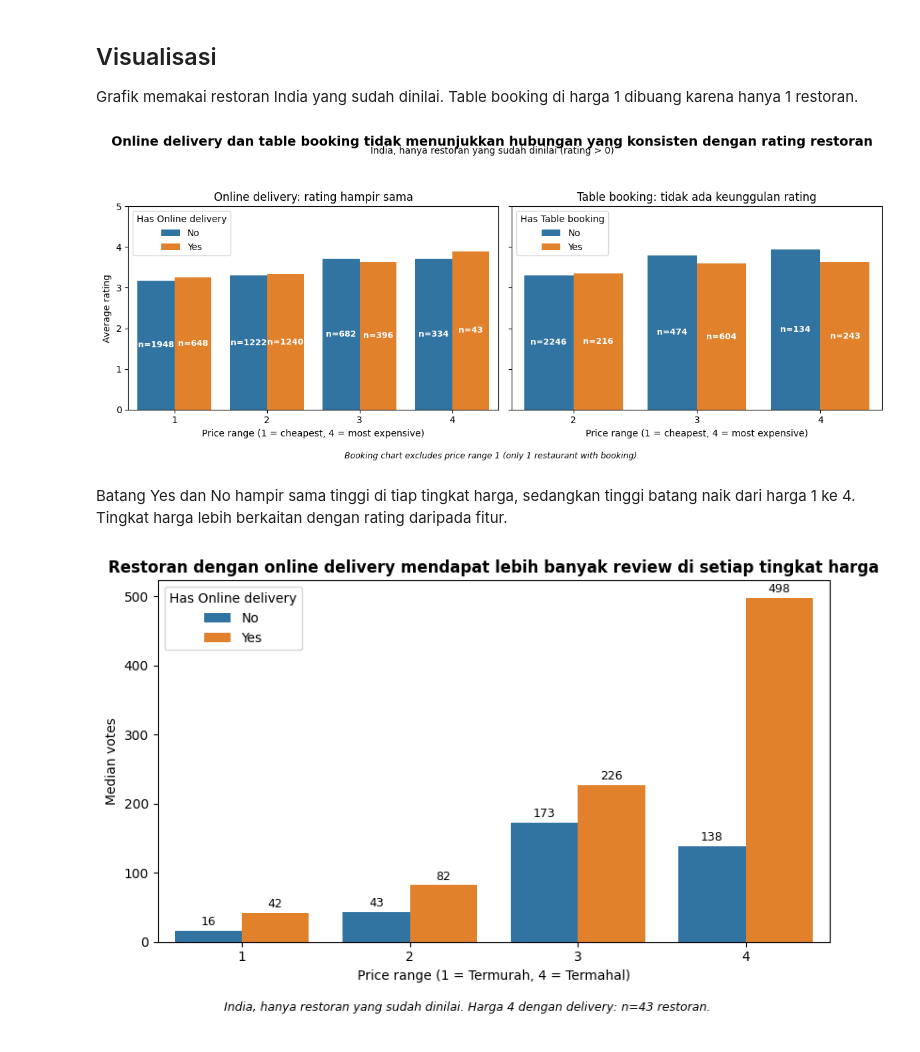
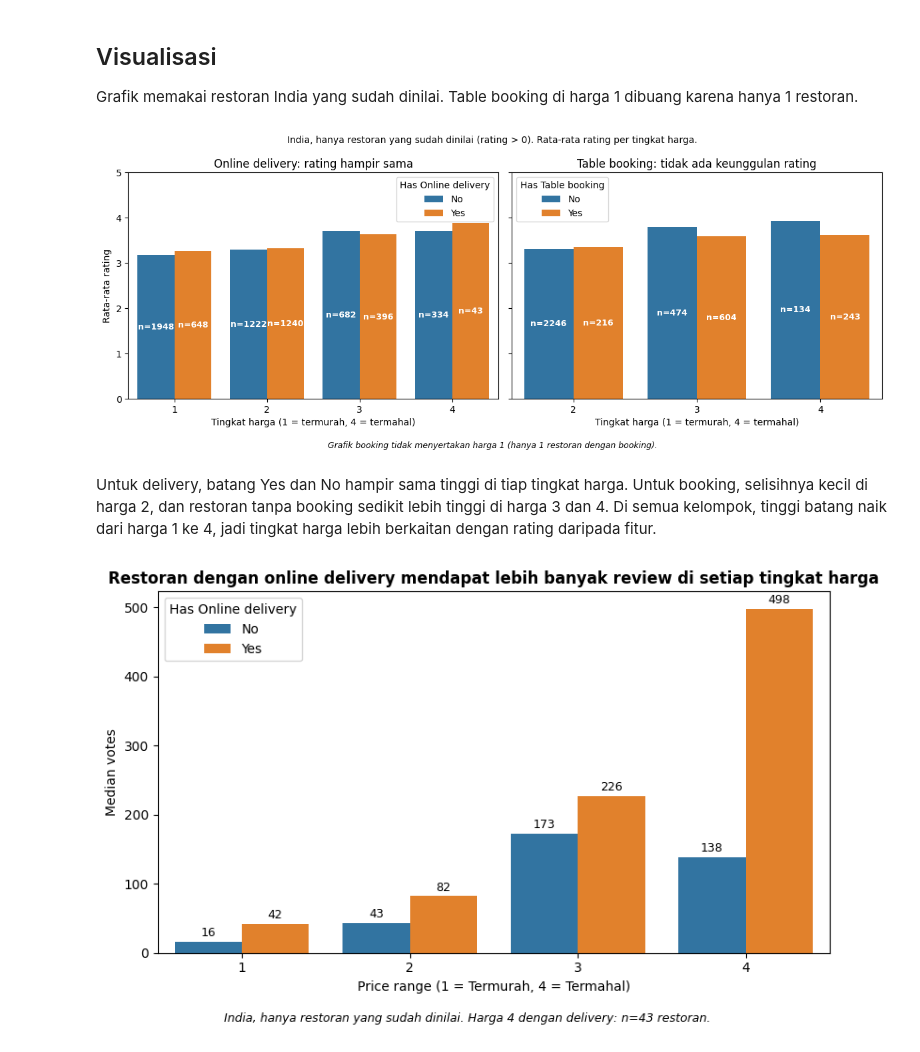
Before and after one commit to ZikriAzzuri5/zomato-india-features-ratings-analysis, a Jupyter notebook: zomato-india-features-ratings-analysis.ipynb, the cells around one changed output. Cells and saved outputs as stored; diff of their text form; code cells hidden in the pictures.

Commit message:
Kaggle Notebook | Zomato-india-features-ratings-analysis | Version 4

```diff
--- a/zomato-india-features-ratings-analysis.ipynb
+++ b/zomato-india-features-ratings-analysis.ipynb
@@ -315,38 +342,37 @@ def add_counts(ax, data, hue_col, price_order):
 # %%
 fig, axes = plt.subplots(1, 2, figsize=(12, 5), sharey=True)
 
 sns.barplot(data=india_rated, x='Price range', y='Aggregate rating',
             hue='Has Online delivery', order=[1, 2, 3, 4], hue_order=HUE_ORDER,
             errorbar=None, ax=axes[0])
 sns.barplot(data=data_tb, x='Price range', y='Aggregate rating',
             hue='Has Table booking', order=[2, 3, 4], hue_order=HUE_ORDER,
             errorbar=None, ax=axes[1])
 
 add_counts(axes[0], india_rated, 'Has Online delivery', [1, 2, 3, 4])
 add_counts(axes[1], data_tb, 'Has Table booking', [2, 3, 4])
 
 axes[0].set_ylim(0, 5)
 axes[0].set_title("Online delivery: rating hampir sama")
 axes[1].set_title("Table booking: tidak ada keunggulan rating")
 
 for ax in axes:
-    ax.set_xlabel("Price range (1 = cheapest, 4 = most expensive)")
-axes[0].set_ylabel("Average rating")
+    ax.set_xlabel("Tingkat harga (1 = termurah, 4 = termahal)")
+axes[0].set_ylabel("Rata-rata rating")
 axes[1].set_ylabel("")
 
-fig.suptitle("Online delivery dan table booking tidak menunjukkan hubungan yang konsisten dengan rating restoran",
-             fontsize=14, fontweight='bold')
-fig.text(0.5, 0.925, "India, hanya restoran yang sudah dinilai (rating > 0)",
+fig.text(0.5, 0.925, "India, hanya restoran yang sudah dinilai (rating > 0). Rata-rata rating per tingkat harga.",
          ha='center', fontsize=10)
-fig.text(0.5, 0.01, "Booking chart excludes price range 1 (only 1 restaurant with booking).",
+fig.text(0.5, 0.01, "Grafik booking tidak menyertakan harga 1 (hanya 1 restoran dengan booking).",
          ha='center', fontsize=9, style='italic')
 
 plt.tight_layout(rect=[0, 0.04, 1, 0.91])
+plt.savefig('images/od_and_tb.png', dpi=200, bbox_inches='tight')
 plt.show()
 # %% [output]
-[figure, old version]
+[figure, new version]
 # %% [markdown]
-Batang Yes dan No hampir sama tinggi di tiap tingkat harga, sedangkan tinggi batang naik dari harga 1 ke 4. Tingkat harga lebih berkaitan dengan rating daripada fitur.
+Untuk delivery, batang Yes dan No hampir sama tinggi di tiap tingkat harga. Untuk booking, selisihnya kecil di harga 2, dan restoran tanpa booking sedikit lebih tinggi di harga 3 dan 4. Di semua kelompok, tinggi batang naik dari harga 1 ke 4, jadi tingkat harga lebih berkaitan dengan rating daripada fitur.
 # %%
 fig, ax = plt.subplots(figsize=(8, 5))
 
```
Also changed, not shown: parts of 11 cells of this notebook.
